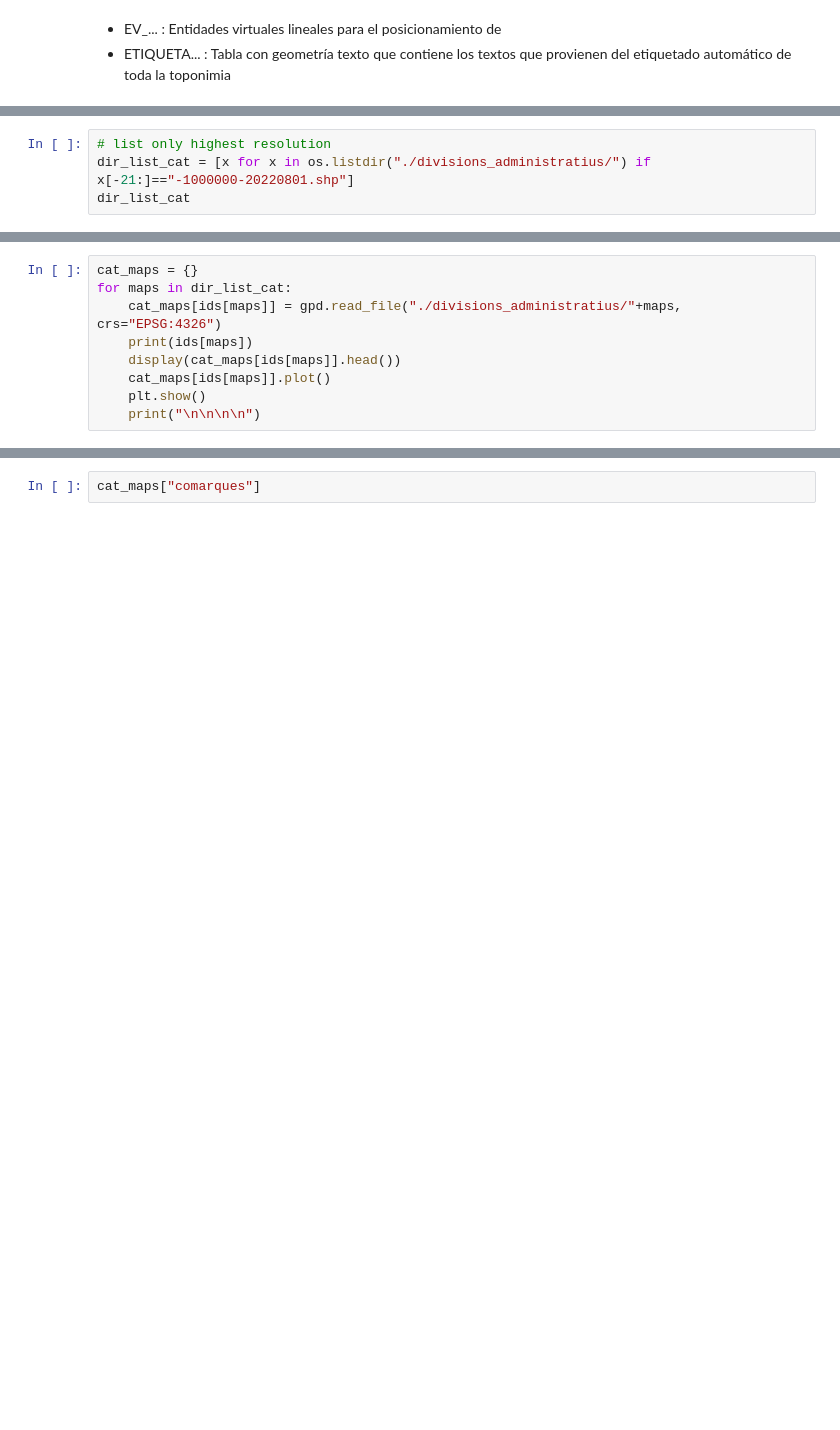
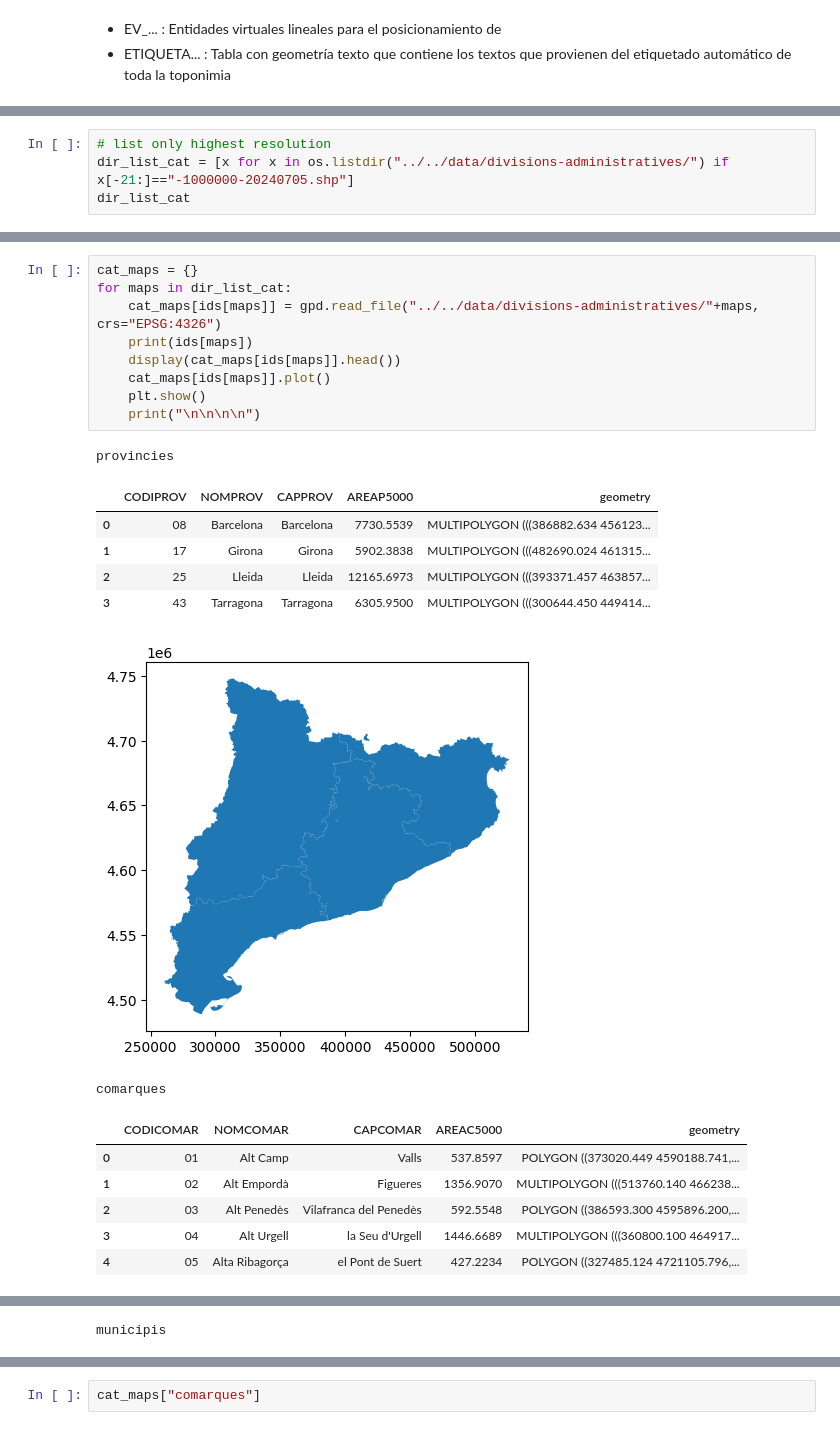
Before and after one commit to jvicens/analysis-and-visualization-of-big-data-course, a Jupyter notebook: notebooks/Others/contents_shp_files.ipynb, the cells around one changed output, grey strips where cells are left out. Drawn from its saved outputs; the diff is of its cells as text; blank space fills up the shorter version.

Commit message:
new data for catalonia

```diff
--- a/notebooks/Others/contents_shp_files.ipynb
+++ b/notebooks/Others/contents_shp_files.ipynb
@@ -89,4 +148,4 @@ dir_list_cat
 # %%
 # list only highest resolution
-dir_list_cat = [x for x in os.listdir("./divisions_administratius/") if x[-21:]=="-1000000-20220801.shp"]
+dir_list_cat = [x for x in os.listdir("../../data/divisions-administratives/") if x[-21:]=="-1000000-20240705.shp"]
 dir_list_cat
@@ -96,9 +167,24 @@ ids
 # %%
 cat_maps = {}
 for maps in dir_list_cat:
-    cat_maps[ids[maps]] = gpd.read_file("./divisions_administratius/"+maps, crs="EPSG:4326")
+    cat_maps[ids[maps]] = gpd.read_file("../../data/divisions-administratives/"+maps, crs="EPSG:4326")
     print(ids[maps])
     display(cat_maps[ids[maps]].head())
     cat_maps[ids[maps]].plot()
     plt.show()
     print("\n\n\n\n")
+# %% [output]
+provincies
+|  | CODIPROV | NOMPROV | CAPPROV | AREAP5000 | geometry |
+| 0 | 08 | Barcelona | Barcelona | 7730.5539 | MULTIPOLYGON (((386882.634 456123... |
+| 1 | 17 | Girona | Girona | 5902.3838 | MULTIPOLYGON (((482690.024 461315... |
+| 2 | 25 | Lleida | Lleida | 12165.6973 | MULTIPOLYGON (((393371.457 463857... |
+| 3 | 43 | Tarragona | Tarragona | 6305.9500 | MULTIPOLYGON (((300644.450 449414... |
+[figure, added]
+comarques
+|  | CODICOMAR | NOMCOMAR | CAPCOMAR | AREAC5000 | geometry |
+| 0 | 01 | Alt Camp | Valls | 537.8597 | POLYGON ((373020.449 4590188.741,... |
+| 1 | 02 | Alt Empordà | Figueres | 1356.9070 | MULTIPOLYGON (((513760.140 466238... |
+| 2 | 03 | Alt Penedès | Vilafranca del Penedès | 592.5548 | POLYGON ((386593.300 4595896.200,... |
+| 3 | 04 | Alt Urgell | la Seu d'Urgell | 1446.6689 | MULTIPOLYGON (((360800.100 464917... |
+| 4 | 05 | Alta Ribagorça | el Pont de Suert | 427.2234 | POLYGON ((327485.124 4721105.796,... |
@@ -104,0 +192 @@ for maps in dir_list_cat:
+municipis
```
Also changed, not shown: parts of 10 cells of this notebook.
